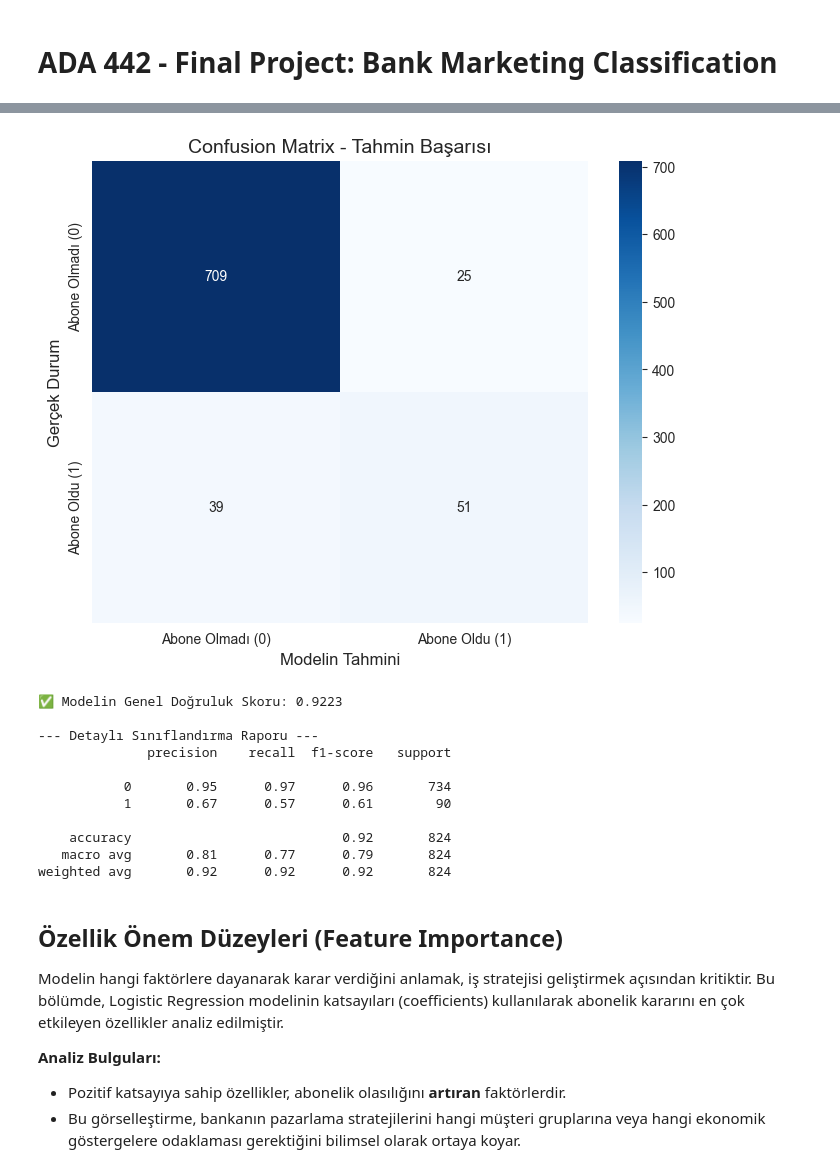
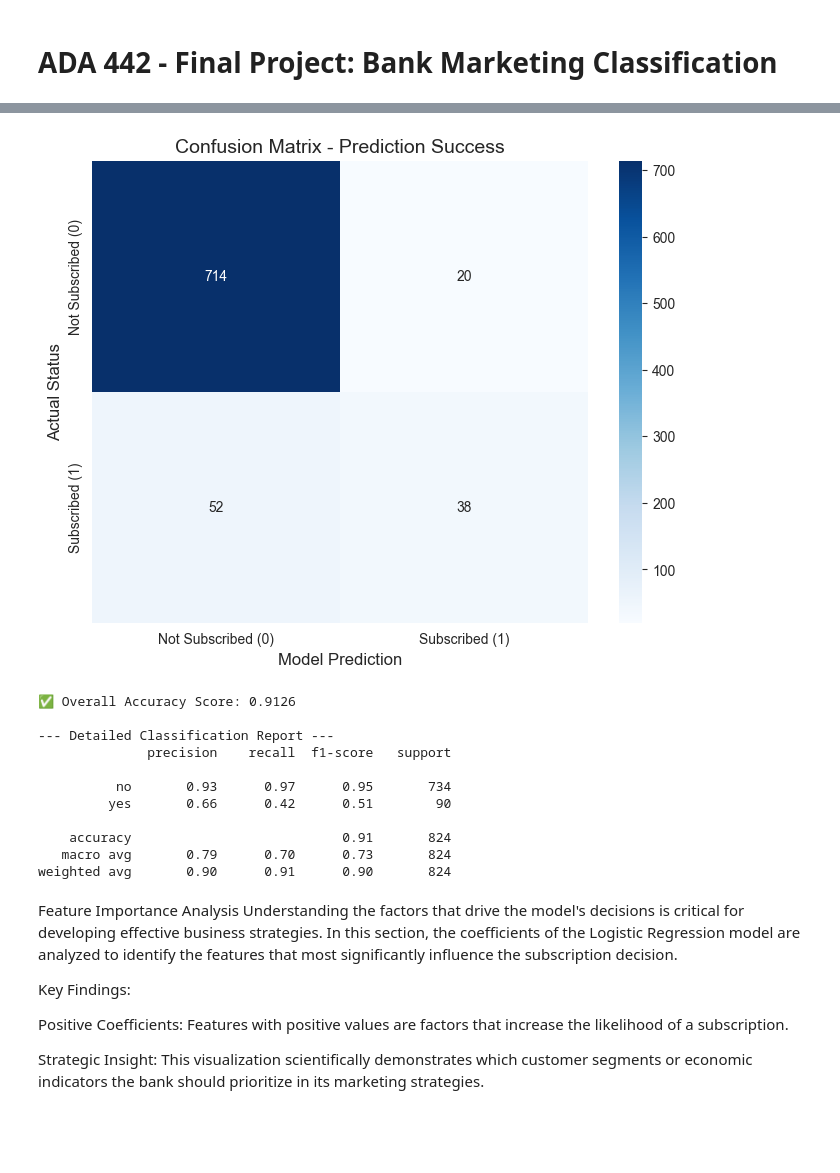
Before and after one commit to denizgures1282-cmd/bank-marketing-project, a Jupyter notebook: project.ipynb, the cells around one changed output, grey strips where cells are left out. Cells and saved outputs as stored; diff of their text form; code cells hidden in the pictures; blank space fills up the shorter version.

```diff
--- a/project.ipynb
+++ b/project.ipynb
@@ -247,19 +257,28 @@ yes     451
 Name: count, dtype: int64
 # %%
 from imblearn.over_sampling import SMOTE
+from sklearn.model_selection import train_test_split
 from sklearn.ensemble import RandomForestClassifier
 from sklearn.metrics import classification_report
 
-# 1. SMOTE'u ölçeklendirilmiş eğitim verisine uyguluyoruz
+
+X = df_cleaned.drop('y', axis=1)
+y = df_cleaned['y']
+
+
+X = pd.get_dummies(X, drop_first=True)
+
+
+X_train, X_test, y_train, y_test = train_test_split(X, y, test_size=0.2, random_state=42, stratify=y)
+
 smote = SMOTE(random_state=42)
-X_train_balanced, y_train_balanced = smote.fit_resample(X_train_scaled, y_train)
+X_train_res, y_train_res = smote.fit_resample(X_train, y_train)
 
-# 2. Modeli dengelenmiş veriyle eğitiyoruz
+
 model_rf = RandomForestClassifier(random_state=42)
-model_rf.fit(X_train_balanced, y_train_balanced)
+model_rf.fit(X_train_res, y_train_res)
 
-# 3. Tahmin ve Sonuçlar (Ölçeklendirilmiş test verisiyle)
-y_pred = model_rf.predict(X_test_scaled)
-print("\n--- SMOTE Uygulanmış Random Forest Performansı ---")
+
+y_pred = model_rf.predict(X_test)
 print(classification_report(y_test, y_pred))
 # %% [output]
@@ -363,42 +392,43 @@ Matris üzerindeki görselleştirme, modelin hangi sınıfları birbirine karı
 # %%
 from sklearn.metrics import confusion_matrix, classification_report, accuracy_score
 import seaborn as sns
 import matplotlib.pyplot as plt
 
-# 1. Karmaşıklık Matrisi (Daha net etiketlerle)
+# 1. Confusion Matrix (With clearer labels)
 plt.figure(figsize=(8, 6))
 cm = confusion_matrix(y_test, y_pred)
 sns.heatmap(cm, annot=True, fmt='d', cmap='Blues',
-            xticklabels=['Abone Olmadı (0)', 'Abone Oldu (1)'],
-            yticklabels=['Abone Olmadı (0)', 'Abone Oldu (1)'])
-plt.xlabel('Modelin Tahmini', fontsize=12)
-plt.ylabel('Gerçek Durum', fontsize=12)
-plt.title('Confusion Matrix - Tahmin Başarısı', fontsize=14)
+            xticklabels=['Not Subscribed (0)', 'Subscribed (1)'],
+            yticklabels=['Not Subscribed (0)', 'Subscribed (1)'])
+plt.xlabel('Model Prediction', fontsize=12)
+plt.ylabel('Actual Status', fontsize=12)
+plt.title('Confusion Matrix - Prediction Success', fontsize=14)
 plt.show()
 
-# 2. Genel Başarı Raporu
-print(f"✅ Modelin Genel Doğruluk Skoru: {accuracy_score(y_test, y_pred):.4f}")
-print("\n--- Detaylı Sınıflandırma Raporu ---")
+# 2. Overall Success Report
+print(f"✅ Overall Accuracy Score: {accuracy_score(y_test, y_pred):.4f}")
+print("\n--- Detailed Classification Report ---")
 print(classification_report(y_test, y_pred))
 # %% [output]
-[figure, old version]
+[figure, new version]
-✅ Modelin Genel Doğruluk Skoru: 0.9223
+✅ Overall Accuracy Score: 0.9126
 
---- Detaylı Sınıflandırma Raporu ---
+--- Detailed Classification Report ---
               precision    recall  f1-score   support
 
-           0       0.95      0.97      0.96       734
-           1       0.67      0.57      0.61        90
+          no       0.93      0.97      0.95       734
+         yes       0.66      0.42      0.51        90
 
-    accuracy                           0.92       824
-   macro avg       0.81      0.77      0.79       824
-weighted avg       0.92      0.92      0.92       824
+    accuracy                           0.91       824
+   macro avg       0.79      0.70      0.73       824
+weighted avg       0.90      0.91      0.90       824
 # %% [markdown]
-##  Özellik Önem Düzeyleri (Feature Importance)
+Feature Importance Analysis
+Understanding the factors that drive the model's decisions is critical for developing effective business strategies. In this section, the coefficients of the Logistic Regression model are analyzed to identify the features that most significantly influence the subscription decision.
 
-Modelin hangi faktörlere dayanarak karar verdiğini anlamak, iş stratejisi geliştirmek açısından kritiktir. Bu bölümde, Logistic Regression modelinin katsayıları (coefficients) kullanılarak abonelik kararını en çok etkileyen özellikler analiz edilmiştir.
+Key Findings:
 
-**Analiz Bulguları:**
-* Pozitif katsayıya sahip özellikler, abonelik olasılığını **artıran** faktörlerdir.
-* Bu görselleştirme, bankanın pazarlama stratejilerini hangi müşteri gruplarına veya hangi ekonomik göstergelere odaklaması gerektiğini bilimsel olarak ortaya koyar.
+Positive Coefficients: Features with positive values are factors that increase the likelihood of a subscription.
+
+Strategic Insight: This visualization scientifically demonstrates which customer segments or economic indicators the bank should prioritize in its marketing strategies.
 # %%
```
Also changed, not shown: parts of 31 cells of this notebook.
